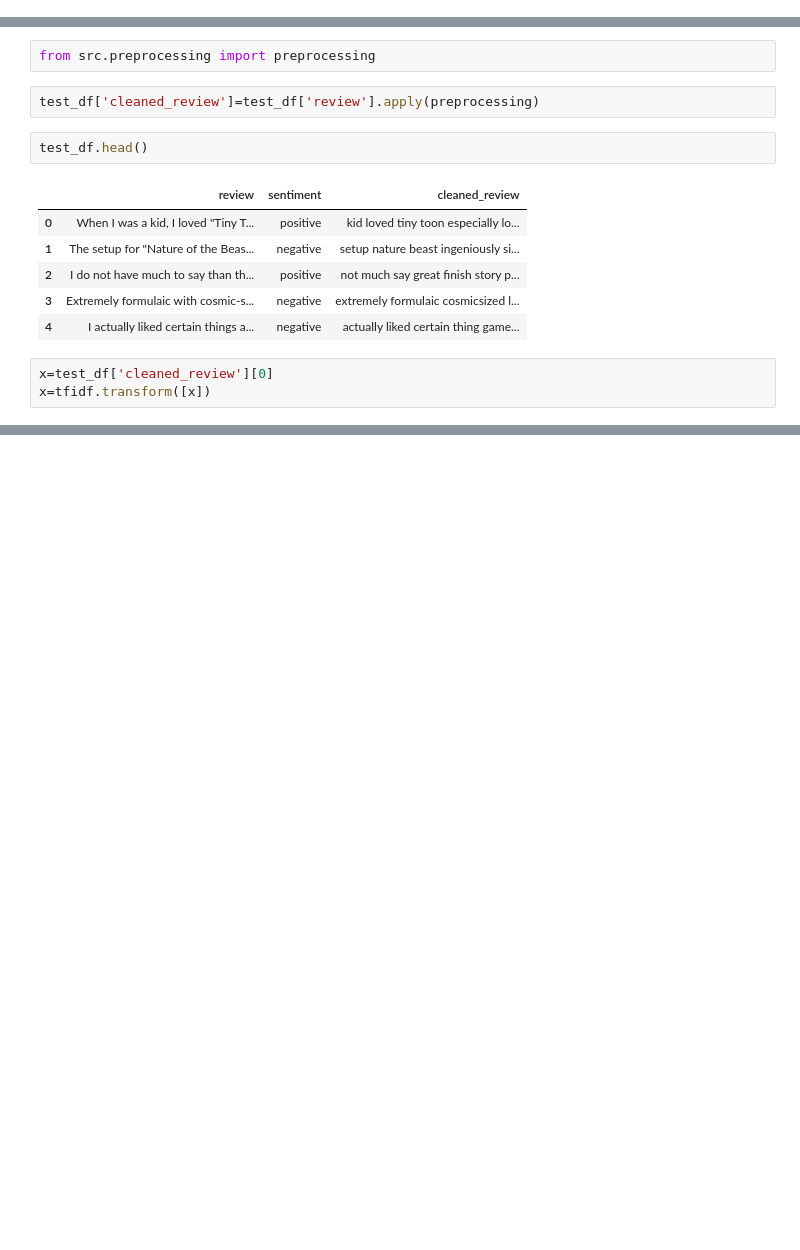
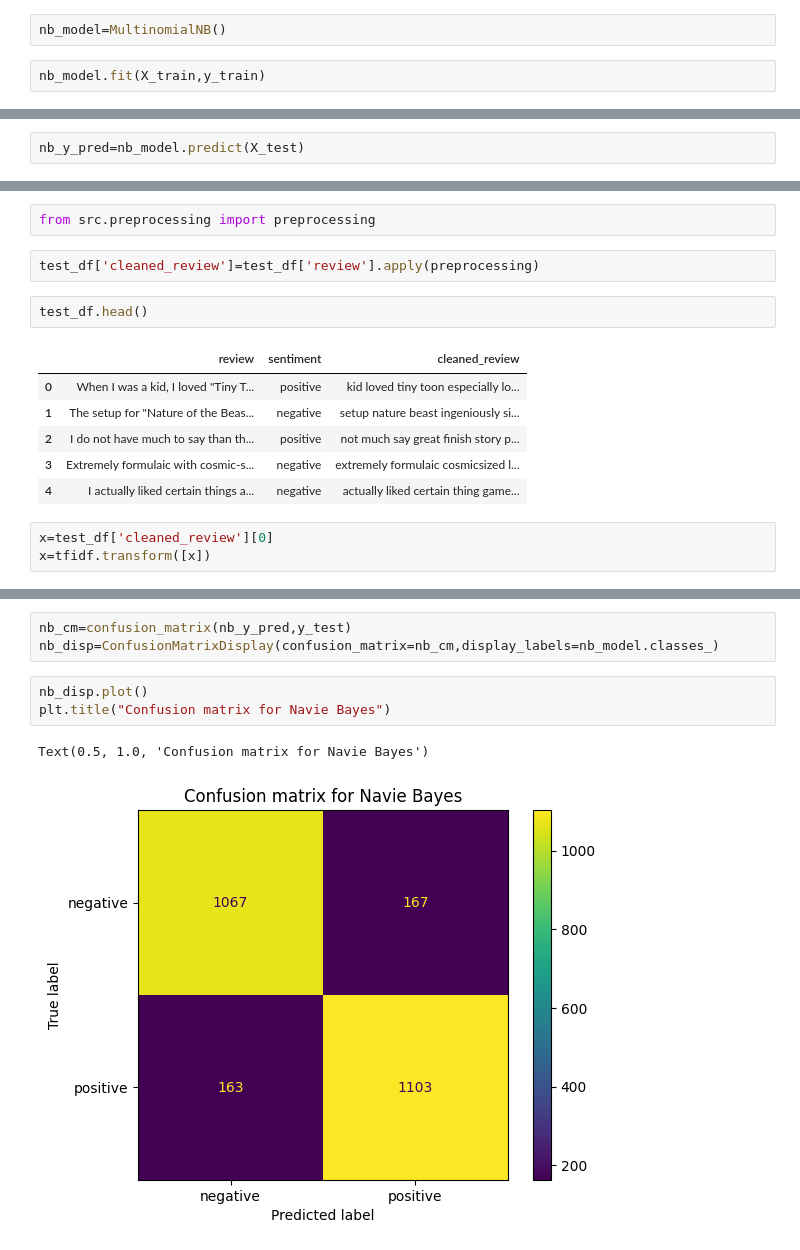
Before and after one commit to Seetharamanrs/nlp-sentiment-analysis, a Jupyter notebook: notebook/model_training.ipynb, the cells around one changed output, grey strips where cells are left out. Drawn from its saved outputs; the diff is of its cells as text; blank space fills up the shorter version.

```diff
--- a/notebook/model_training.ipynb
+++ b/notebook/model_training.ipynb
@@ -58,0 +68,4 @@ y_test.iloc[0]
+# %%
+nb_model=MultinomialNB()
+# %%
+nb_model.fit(X_train,y_train)
@@ -58,0 +74,2 @@ y_test.iloc[0]
+# %%
+nb_y_pred=nb_model.predict(X_test)
@@ -97,0 +184,9 @@ score
+# %%
+nb_cm=confusion_matrix(nb_y_pred,y_test)
+nb_disp=ConfusionMatrixDisplay(confusion_matrix=nb_cm,display_labels=nb_model.classes_)
+# %%
+nb_disp.plot()
+plt.title("Confusion matrix for Navie Bayes")
+# %% [output]
+Text(0.5, 1.0, 'Confusion matrix for Navie Bayes')
+[figure, added]
```
Also changed, not shown: parts of 28 cells of this notebook.
